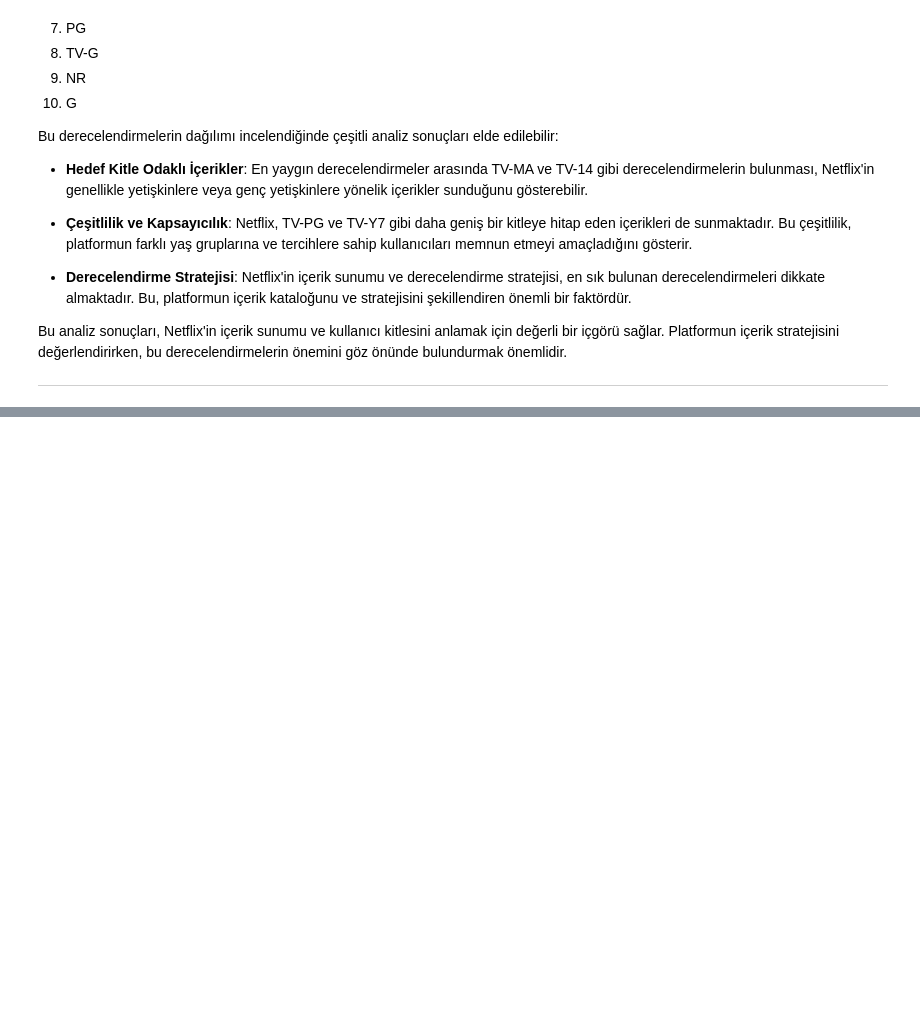
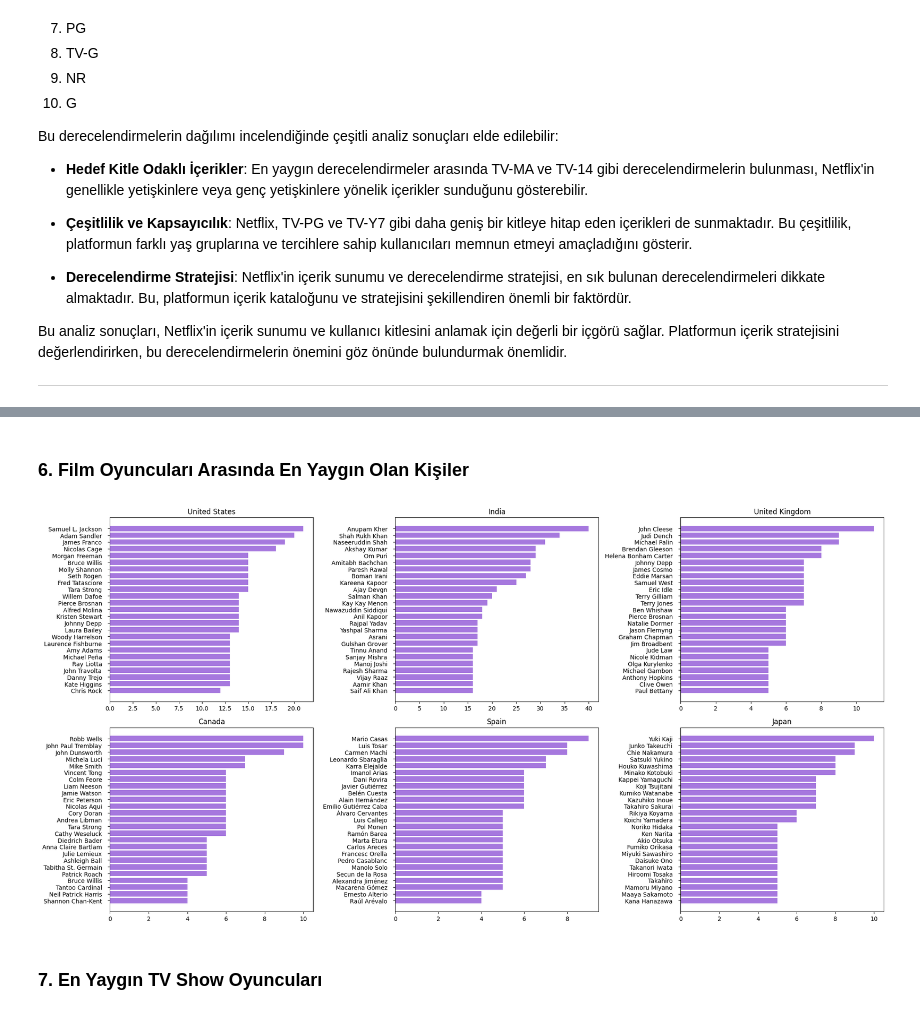
Before and after one commit to YusufAltuntas/Netflix-DataSet-EDA-project, a Jupyter notebook: netflix-dataset-EDA-project.ipynb, the cells around one changed output, grey strips where cells are left out. Drawn from its saved outputs; the diff is of its cells as text; code cells hidden in the pictures; blank space fills up the shorter version.

```diff
--- a/netflix-dataset-EDA-project.ipynb
+++ b/netflix-dataset-EDA-project.ipynb
@@ -902,0 +983,2 @@ Bu analiz sonuçları, Netflix'in içerik sunumu ve kullanıcı kitlesini anlama
+# %% [markdown]
+### **6. Film Oyuncuları Arasında En Yaygın Olan Kişiler**
@@ -902,0 +1015,35 @@ Bu analiz sonuçları, Netflix'in içerik sunumu ve kullanıcı kitlesini anlama
+# %%
+import matplotlib.pyplot as plt
+from collections import Counter
+
+def country_trace(country, flag="movie"):
+    df["from_us"] = df['country'].fillna("").apply(lambda x: 1 if country.lower() in x.lower() else 0)
+    small = df[df["from_us"] == 1]
+    if flag == "movie":
+        small = small[small["duration"] != ""]
+    else:
+        small = small[small["season_count"] != ""]
+    cast = ", ".join(small['cast'].fillna("")).split(", ")
+    # 'unknown' değerleri filtrele
+    cast = [_ for _ in cast if _ != "unknown"]
+    tags = Counter(cast).most_common(25)
+
+    labels, values = [_[0] + "  " for _ in tags], [_[1] for _ in tags]
+    return labels[::-1], values[::-1]
+
+titles = ["United States", "", "India", "", "United Kingdom", "", "Canada", "", "Spain", "", "Japan"]
+valid_titles = [title for title in titles if title]  # Boş olmayan başlıkları seçin
+fig, axs = plt.subplots(2, 3, figsize=(20, 10))
+
+for i, title in enumerate(valid_titles):
+    labels, values = country_trace(title)
+    ax = axs[i // 3, i % 3]  # Alt grafik dizinini hesapla
+    ax.barh(labels, values, color="#a678de")
+    ax.set_title(title)
+
+plt.tight_layout()
+plt.show()
+# %% [output]
+[figure, added]
+# %% [markdown]
+### **7. En Yaygın TV Show Oyuncuları**
```
Also changed, not shown: parts of 9 cells of this notebook.
